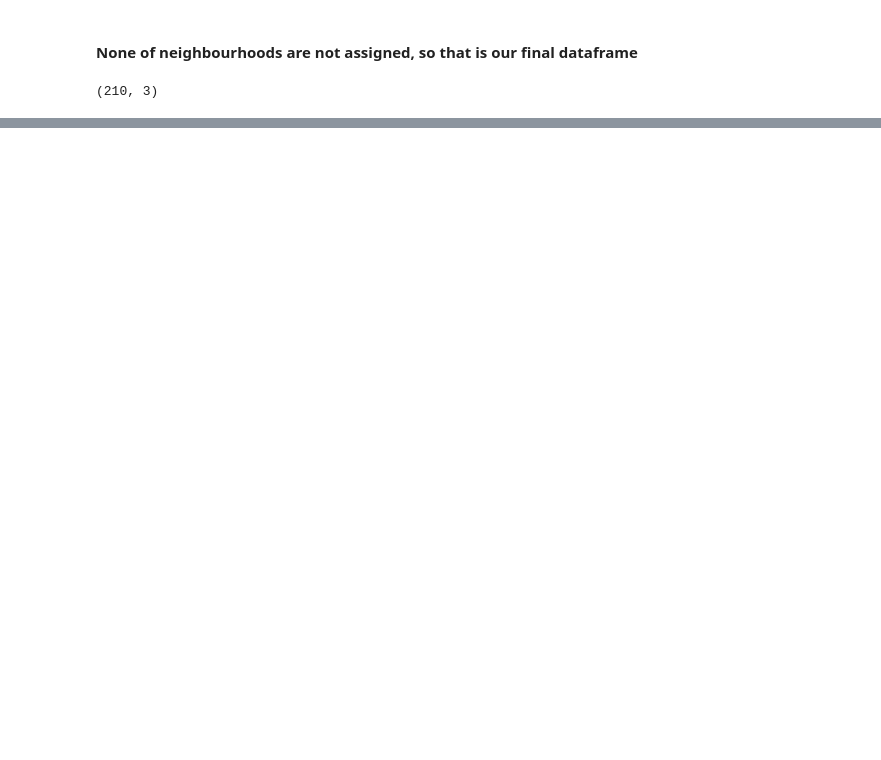
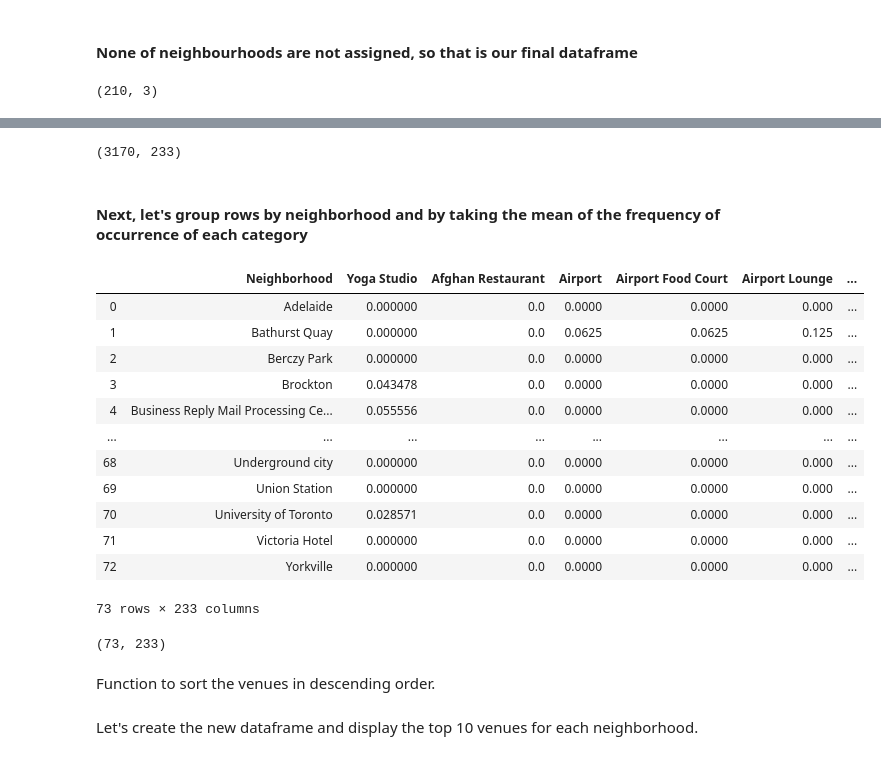
Before and after one commit to Faraonchika/Coursera_Capstone, a Jupyter notebook: Segmenting and Clustering Neighborhoods in Toronto.ipynb, the cells around one changed output, grey strips where cells are left out. Cells and saved outputs as stored; diff of their text form; code cells hidden in the pictures; blank space fills up the shorter version.

```diff
--- a/Segmenting and Clustering Neighborhoods in Toronto.ipynb
+++ b/Segmenting and Clustering Neighborhoods in Toronto.ipynb
@@ -38,0 +93,3 @@ df_postcodes.shape
+# %%
+# Choose only Toronto Boroughs
+df_toronto = df_final[df_final['Borough'].str.contains("Toronto")]
@@ -38,0 +127,8 @@ df_postcodes.shape
+# %%
+CLIENT_ID = '4D2PETAWGZF1JPYNPRGXAWDT1OTSN3Q1AIF5EOQMKJZPELAS'
+CLIENT_SECRET = 'GOGVEQQGMZCYUD5IZD10GQ4IOPOOZSIOPTVSXTRBQF5UWWOU'
+VERSION = '20180605'
+
+print('Your credentails:')
+print('CLIENT_ID: ' + CLIENT_ID)
+print('CLIENT_SECRET:' + CLIENT_SECRET)
@@ -38,0 +184,5 @@ df_postcodes.shape
+# %%
+toronto_venues = getNearbyVenues(names=df_toronto['Neighbourhood'],
+                                   latitudes=df_toronto['Latitude'],
+                                   longitudes=df_toronto['Longitude']
+                                  )
@@ -38,0 +220,12 @@ df_postcodes.shape
+# %%
+# one hot encoding
+toronto_onehot = pd.get_dummies(toronto_venues[['Venue Category']], prefix="", prefix_sep="")
+
+# add neighborhood column back to dataframe
+toronto_onehot['Neighborhood'] = toronto_venues['Neighborhood']
+
+# move neighborhood column to the first column
+fixed_columns = [toronto_onehot.columns[-1]] + list(toronto_onehot.columns[:-1])
+toronto_onehot = toronto_onehot[fixed_columns]
+
+toronto_onehot.head()
@@ -38,0 +240,29 @@ df_postcodes.shape
+# %%
+toronto_onehot.shape
+# %% [output]
+(3170, 233)
+# %% [markdown]
+#### Next, let's group rows by neighborhood and by taking the mean of the frequency of occurrence of each category
+# %%
+toronto_grouped = toronto_onehot.groupby('Neighborhood').mean().reset_index()
+toronto_grouped
+# %% [output]
+|  | Neighborhood | Yoga Studio | Afghan Restaurant | Airport | Airport Food Court | Airport Lounge | ... |
+| 0 | Adelaide | 0.000000 | 0.0 | 0.0000 | 0.0000 | 0.000 | ... |
+| 1 | Bathurst Quay | 0.000000 | 0.0 | 0.0625 | 0.0625 | 0.125 | ... |
+| 2 | Berczy Park | 0.000000 | 0.0 | 0.0000 | 0.0000 | 0.000 | ... |
+| 3 | Brockton | 0.043478 | 0.0 | 0.0000 | 0.0000 | 0.000 | ... |
+| 4 | Business Reply Mail Processing Ce... | 0.055556 | 0.0 | 0.0000 | 0.0000 | 0.000 | ... |
+| ... | ... | ... | ... | ... | ... | ... | ... |
+| 68 | Underground city | 0.000000 | 0.0 | 0.0000 | 0.0000 | 0.000 | ... |
+| 69 | Union Station | 0.000000 | 0.0 | 0.0000 | 0.0000 | 0.000 | ... |
+| 70 | University of Toronto | 0.028571 | 0.0 | 0.0000 | 0.0000 | 0.000 | ... |
+| 71 | Victoria Hotel | 0.000000 | 0.0 | 0.0000 | 0.0000 | 0.000 | ... |
+| 72 | Yorkville | 0.000000 | 0.0 | 0.0000 | 0.0000 | 0.000 | ... |
+73 rows × 233 columns
+# %%
+toronto_grouped.shape
+# %% [output]
+(73, 233)
+# %% [markdown]
+Function to sort the venues in descending order.
@@ -38,0 +275,2 @@ df_postcodes.shape
+# %% [markdown]
+Let's create the new dataframe and display the top 10 venues for each neighborhood.
```
Also changed, not shown: parts of 29 cells of this notebook.
